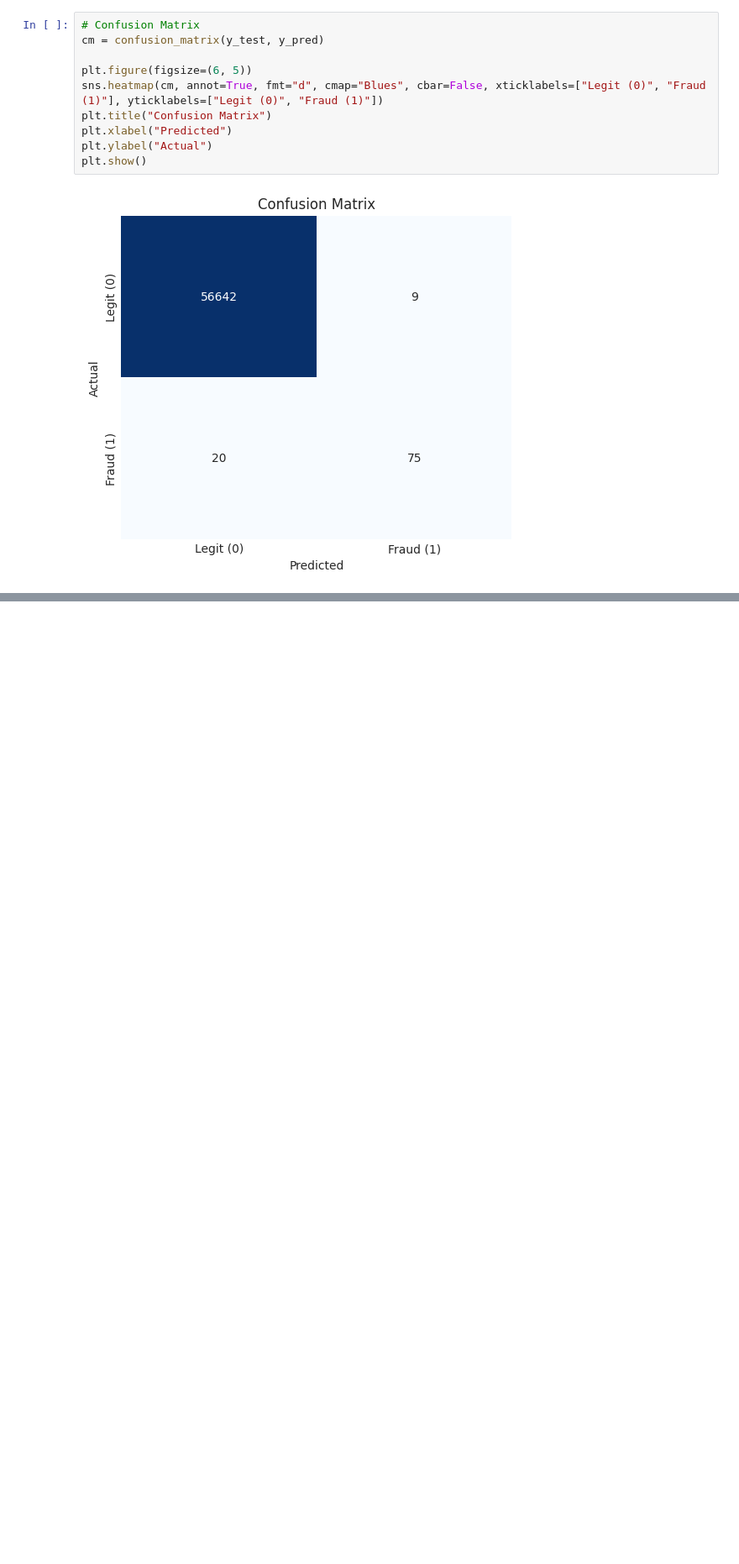
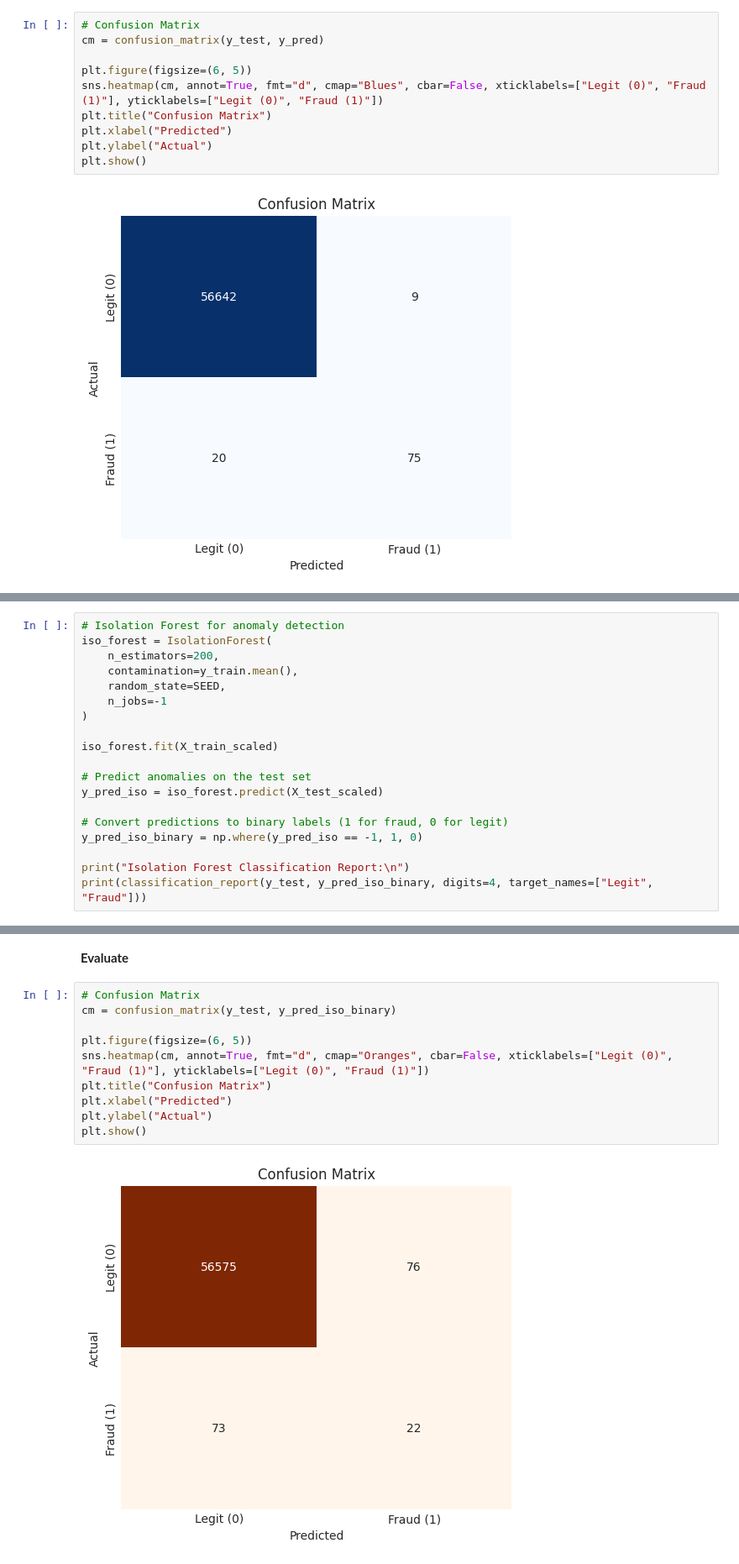
Before and after one commit to otuemre/FraudDetectAI, a Jupyter notebook: src/notebooks/FraudDetectAI.ipynb, the cells around one changed output, grey strips where cells are left out. Shown at 84% size. Cells and saved outputs as stored; diff of their text form; blank space fills up the shorter version.

Commit message:
Train and Evaluate IsolationForest

```diff
--- a/src/notebooks/FraudDetectAI.ipynb
+++ b/src/notebooks/FraudDetectAI.ipynb
@@ -569,0 +572,19 @@ plt.show()
+# %%
+# Isolation Forest for anomaly detection
+iso_forest = IsolationForest(
+    n_estimators=200,
+    contamination=y_train.mean(),
+    random_state=SEED,
+    n_jobs=-1
+)
+
+iso_forest.fit(X_train_scaled)
+
+# Predict anomalies on the test set
+y_pred_iso = iso_forest.predict(X_test_scaled)
+
+# Convert predictions to binary labels (1 for fraud, 0 for legit)
+y_pred_iso_binary = np.where(y_pred_iso == -1, 1, 0)
+
+print("Isolation Forest Classification Report:\n")
+print(classification_report(y_test, y_pred_iso_binary, digits=4, target_names=["Legit", "Fraud"]))
@@ -569,0 +602,14 @@ plt.show()
+# %% [markdown]
+**Evaluate**
+# %%
+# Confusion Matrix
+cm = confusion_matrix(y_test, y_pred_iso_binary)
+
+plt.figure(figsize=(6, 5))
+sns.heatmap(cm, annot=True, fmt="d", cmap="Oranges", cbar=False, xticklabels=["Legit (0)", "Fraud (1)"], yticklabels=["Legit (0)", "Fraud (1)"])
+plt.title("Confusion Matrix")
+plt.xlabel("Predicted")
+plt.ylabel("Actual")
+plt.show()
+# %% [output]
+[figure, added]
```
Also changed, not shown: parts of 2 cells of this notebook.
